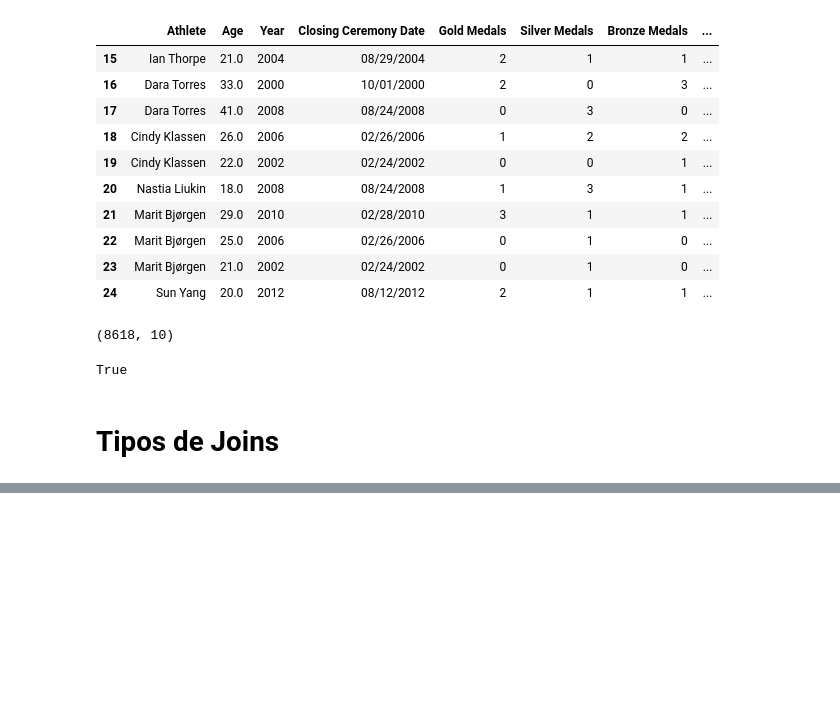
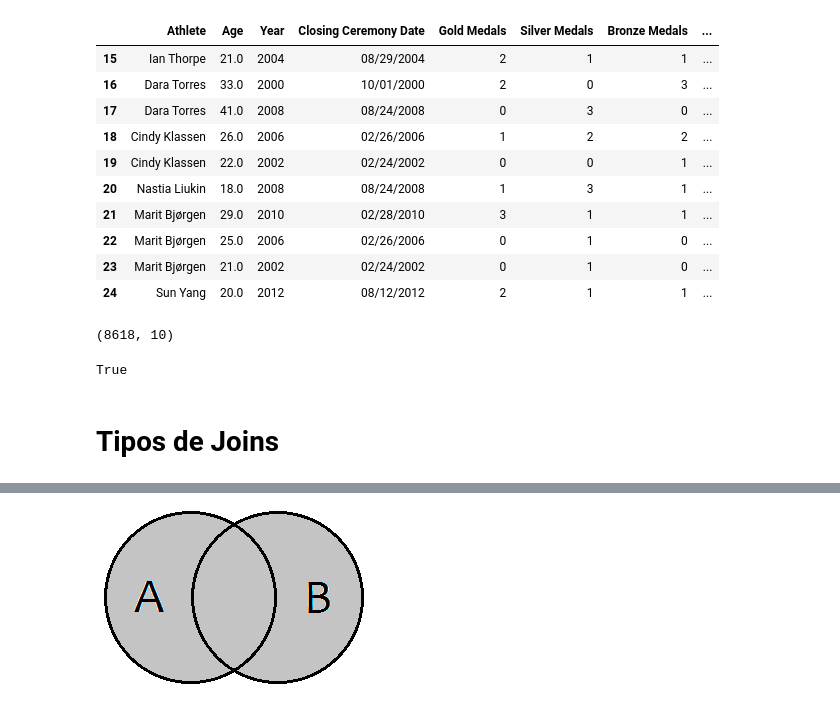
Before and after one commit to tomasvdh/python-ml-course, a Jupyter notebook: mynotebooks/T2 - 4 - Data Cleaning - Concatenación de datos.ipynb, the cells around one changed output, grey strips where cells are left out. Drawn from its saved outputs; the diff is of its cells as text; code cells hidden in the pictures; blank space fills up the shorter version.

```diff
--- a/mynotebooks/T2 - 4 - Data Cleaning - Concatenación de datos.ipynb
+++ b/mynotebooks/T2 - 4 - Data Cleaning - Concatenación de datos.ipynb
@@ -348,0 +436,4 @@ True
+# %%
+Image(filename="../notebooks/resources/outer-join.png")
+# %% [output]
+[figure, added]
```
Also changed, not shown: parts of 18 cells of this notebook.
